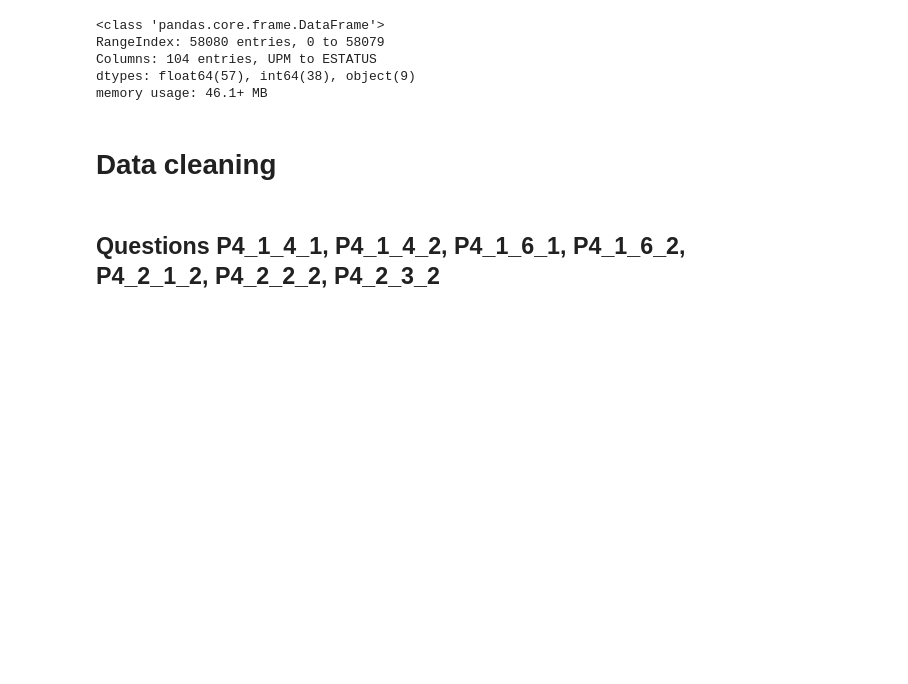
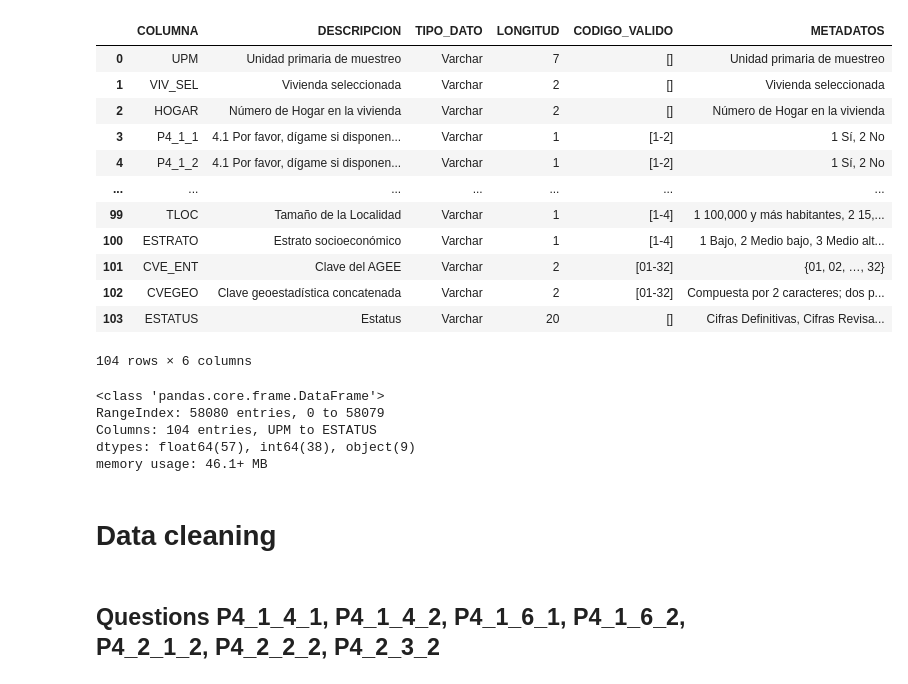
Before and after one commit to aleaguilar0094-ops/Mexican-National-Survey, a Jupyter notebook: Data analysis.ipynb, the cells around one changed output. Drawn from its saved outputs; the diff is of its cells as text; code cells hidden in the pictures; blank space fills up the shorter version.

```diff
--- a/Data analysis.ipynb
+++ b/Data analysis.ipynb
@@ -4,6 +4,21 @@ import pandas as pd
 homes=pd.read_csv('conjunto_de_datos_endutih_2024_csv/conjunto_de_datos/tr_endutih_hogares_anual_2024.csv')
 # %%
 metadata=pd.read_csv('conjunto_de_datos_endutih_2024_csv/diccionario_de_datos/diccionario_de_datos_tr_endutih_hogares_anual_2024.csv')
+metadata
+# %% [output]
+|  | COLUMNA | DESCRIPCION | TIPO_DATO | LONGITUD | CODIGO_VALIDO | METADATOS |
+| 0 | UPM | Unidad primaria de muestreo | Varchar | 7 | [] | Unidad primaria de muestreo |
+| 1 | VIV_SEL | Vivienda seleccionada | Varchar | 2 | [] | Vivienda seleccionada |
+| 2 | HOGAR | Número de Hogar en la vivienda | Varchar | 2 | [] | Número de Hogar en la vivienda |
+| 3 | P4_1_1 | 4.1 Por favor, dígame si disponen... | Varchar | 1 | [1-2] | 1 Sí, 2 No |
+| 4 | P4_1_2 | 4.1 Por favor, dígame si disponen... | Varchar | 1 | [1-2] | 1 Sí, 2 No |
+| ... | ... | ... | ... | ... | ... | ... |
+| 99 | TLOC | Tamaño de la Localidad | Varchar | 1 | [1-4] | 1 100,000 y más habitantes, 2 15,... |
+| 100 | ESTRATO | Estrato socioeconómico | Varchar | 1 | [1-4] | 1 Bajo, 2 Medio bajo, 3 Medio alt... |
+| 101 | CVE_ENT | Clave del AGEE | Varchar | 2 | [01-32] | {01, 02, …, 32} |
+| 102 | CVEGEO | Clave geoestadística concatenada | Varchar | 2 | [01-32] | Compuesta por 2 caracteres; dos p... |
+| 103 | ESTATUS | Estatus | Varchar | 20 | [] | Cifras Definitivas, Cifras Revisa... |
+104 rows × 6 columns
 # %%
 homes = homes.astype({ #The columns that have mixed data types are converted to strings.
     'P4_6A': str,
```
Also changed, not shown: parts of 6 cells of this notebook.
